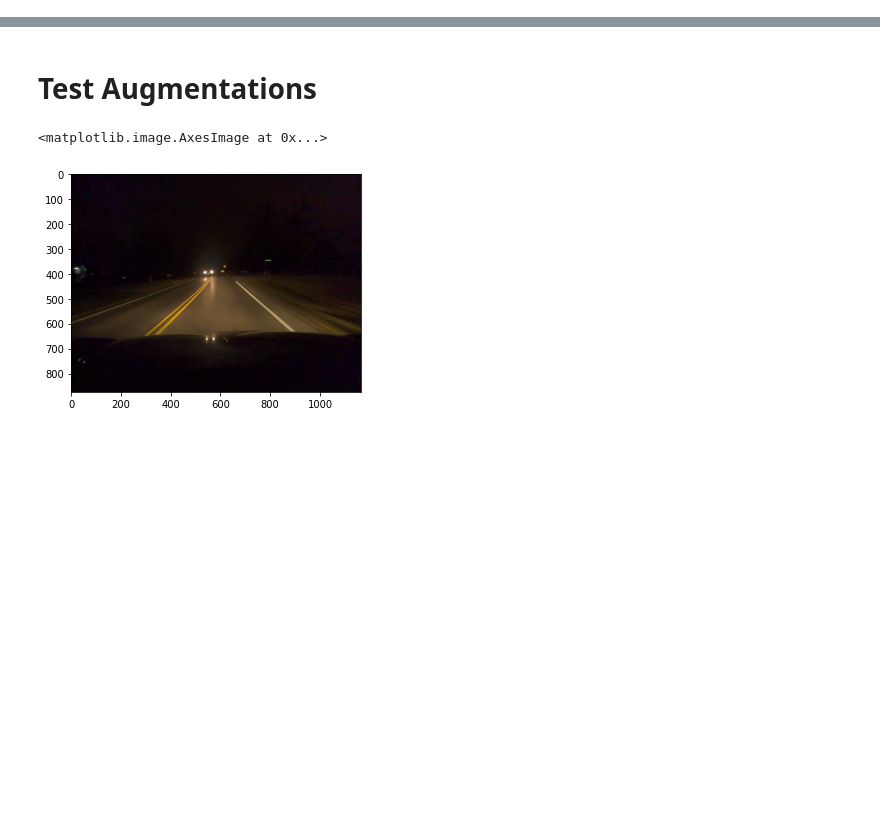
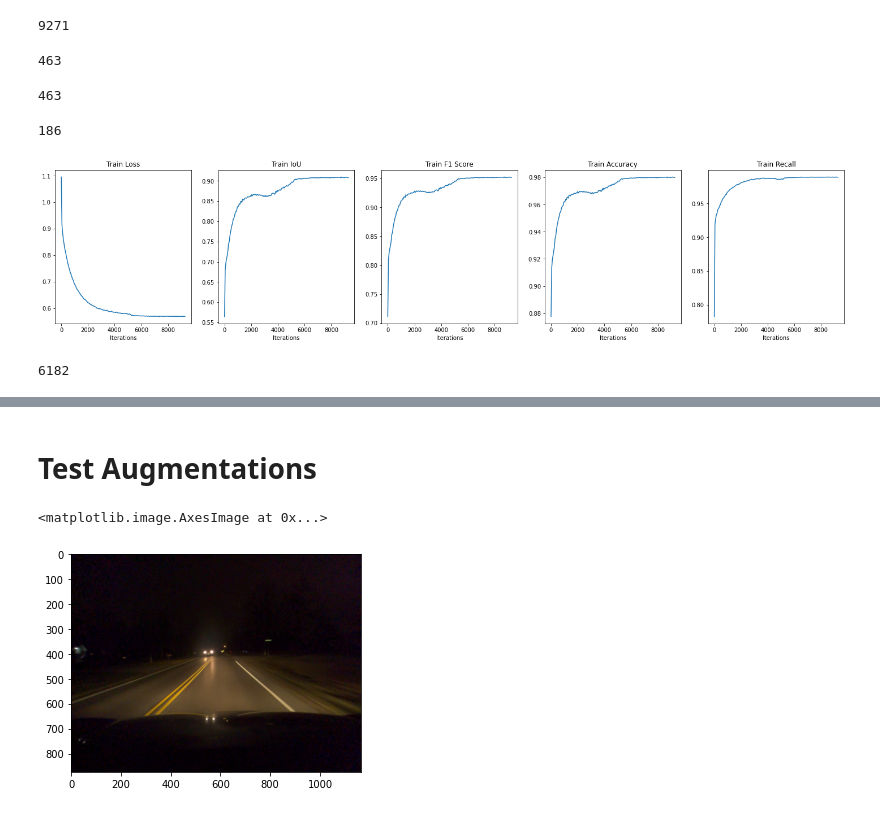
Before and after one commit to johanngerberding/comma10k-segmentation-pytorch, a Jupyter notebook: notebooks/visualize.ipynb, the cells around one changed output, grey strips where cells are left out. Drawn from its saved outputs; the diff is of its cells as text; code cells hidden in the pictures; blank space fills up the shorter version.

Commit message:
included smp models and created two simple plotting methods

```diff
--- a/notebooks/visualize.ipynb
+++ b/notebooks/visualize.ipynb
@@ -12,0 +25,74 @@ import matplotlib.pyplot as plt
+# %%
+train_loss = [v for _, v in stats['train']['loss'].items()]
+train_ious = [v for _, v in stats['train']['iou_score'].items()]
+train_f1 = [v for _, v in stats['train']['f1_score'].items()]
+train_acc = [v for _, v in stats['train']['accuracy'].items()]
+train_recall = [v for _, v in stats['train']['recall'].items()]
+len(train_loss)
+# %% [output]
+9271
+# %%
+smoothing_window = 20
+windows = len(train_loss) // smoothing_window
+windows
+# %% [output]
+463
+# %%
+sm_train_loss = [sum(train_loss[i*smoothing_window:(i+1) * smoothing_window]) / smoothing_window
+                 for i in range(windows)]
+sm_iters = [i*smoothing_window for i in range(windows)]
+len(sm_iters)
+# %% [output]
+463
+# %%
+def smoothing(vals: list, window_size: int = 50):
+    num_windows = len(vals) // window_size
+    nvals = [sum(vals[i*window_size :(i+1) * window_size]) / window_size
+                 for i in range(num_windows)]
+    steps = [i*window_size for i in range(num_windows)]
+
+    if len(vals) % window_size != 0:
+        last = sum(vals[num_windows * window_size:]) / len(vals[num_windows * window_size:])
+        nvals.append(last)
+        steps.append(len(vals) - 1)
+
+    return nvals, steps
+# %%
+sm_train_loss, train_steps = smoothing(train_loss)
+sm_train_ious, _ = smoothing(train_ious)
+sm_train_f1, _ = smoothing(train_f1)
+sm_train_acc, _ = smoothing(train_acc)
+sm_train_recall, _ = smoothing(train_recall)
+# %%
+len(train_steps)
+# %% [output]
+186
+# %%
+fig, axs = plt.subplots(1, 5, figsize=(25, 5))
+axs[0].plot(train_steps, sm_train_loss)
+axs[0].set_title('Train Loss')
+axs[0].set_xlabel('Iterations')
+axs[1].plot(train_steps, sm_train_ious)
+axs[1].set_title('Train IoU')
+axs[1].set_xlabel('Iterations')
+axs[2].plot(train_steps, sm_train_f1)
+axs[2].set_title('Train F1 Score')
+axs[2].set_xlabel('Iterations')
+axs[3].plot(train_steps, sm_train_acc)
+axs[3].set_title('Train Accuracy')
+axs[3].set_xlabel('Iterations')
+axs[4].plot(train_steps, sm_train_recall)
+axs[4].set_title('Train Recall')
+axs[4].set_xlabel('Iterations')
+plt.show()
+# %% [output]
+[figure, added]
+# %%
+val_loss = [v for _, v in stats['val']['loss'].items()]
+val_ious = [v for _, v in stats['val']['iou_score'].items()]
+val_f1 = [v for _, v in stats['val']['f1_score'].items()]
+val_acc = [v for _, v in stats['val']['accuracy'].items()]
+val_recall = [v for _, v in stats['val']['recall'].items()]
+len(val_loss)
+# %% [output]
+6182
```
Also changed, not shown: parts of 6 cells of this notebook, 6 other files.
